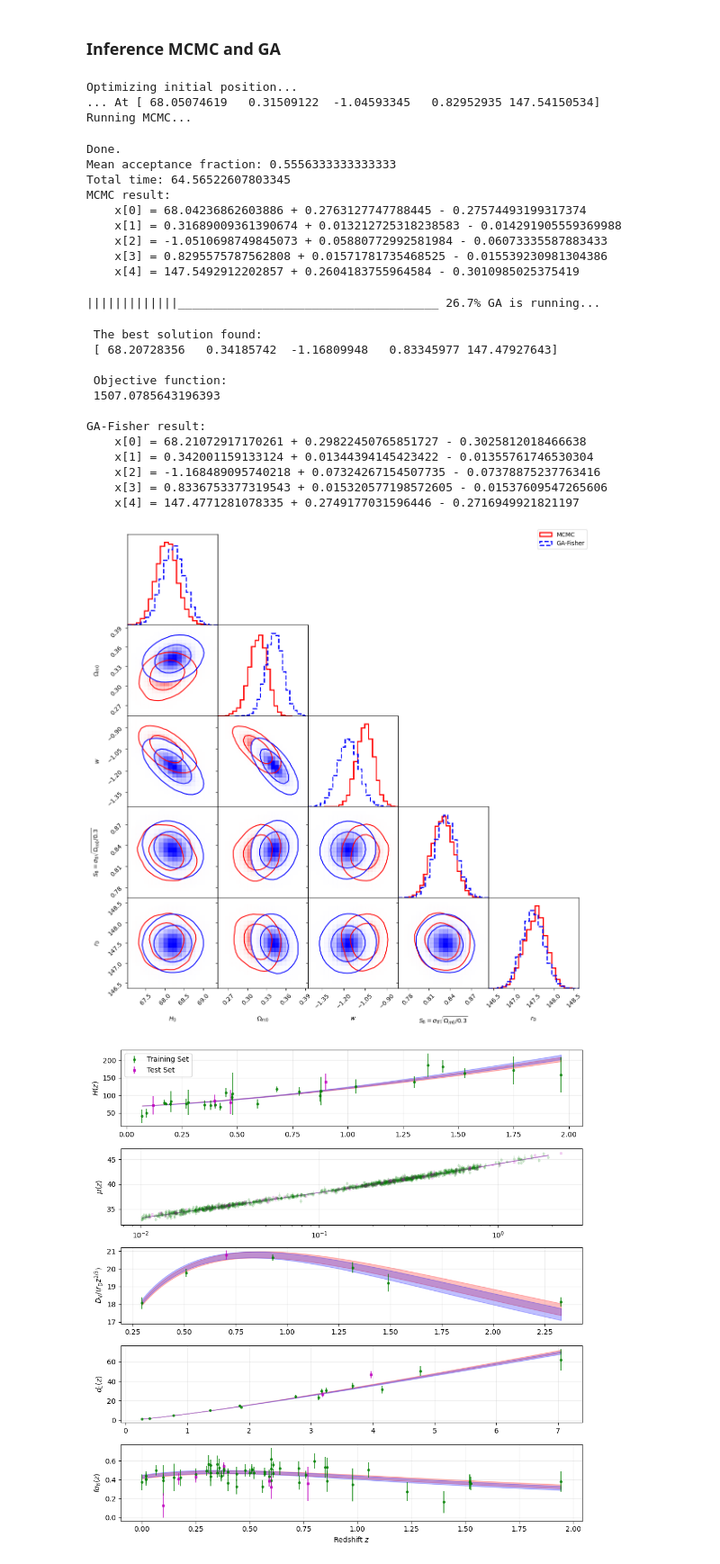
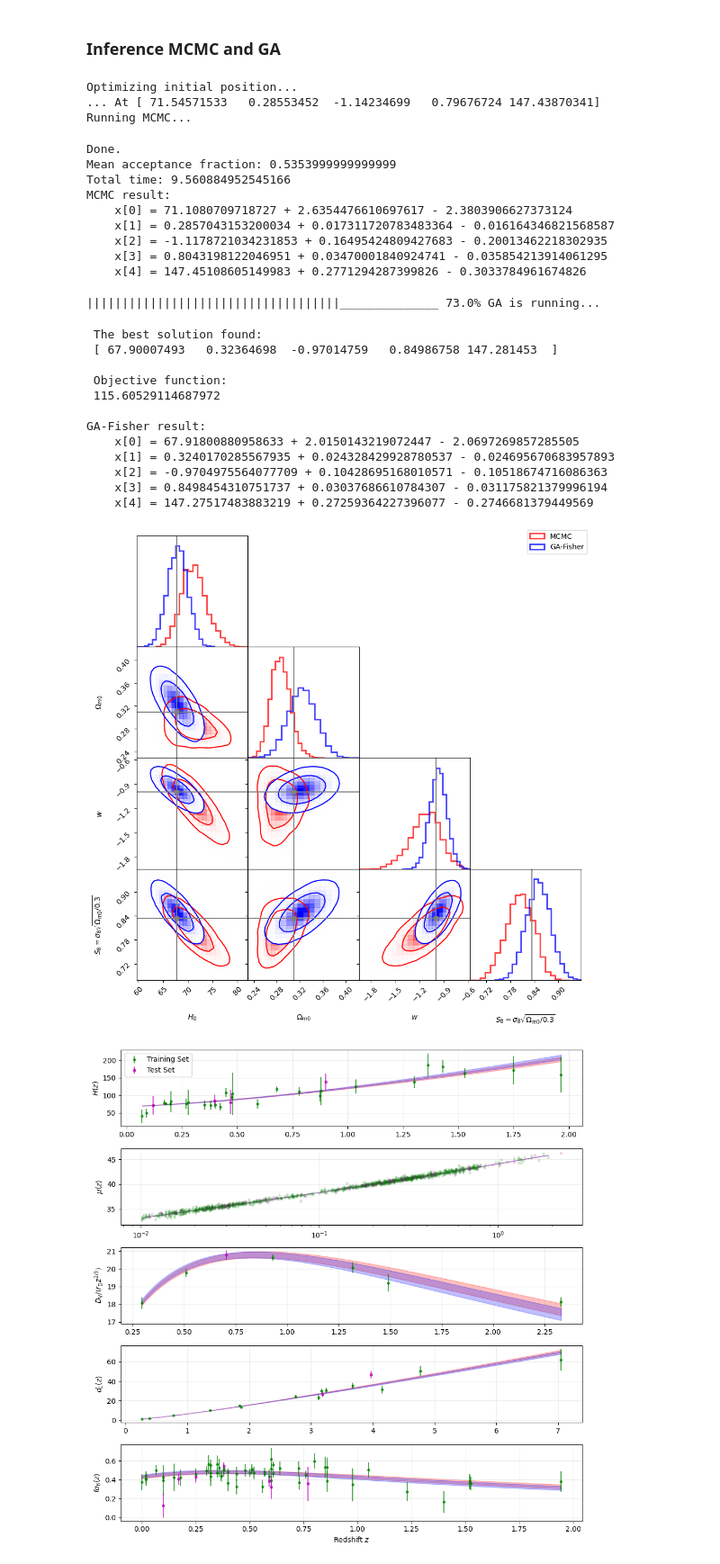
Before and after one commit to reggiebernardo/cosmo_learn, a Jupyter notebook: cosmo_tutorial.ipynb, the cells around one changed output. Shown at 90% size. Saved outputs shown, nothing was run; the diff lists cells and outputs as text; code cells hidden in the pictures.

```diff
--- a/cosmo_tutorial.ipynb
+++ b/cosmo_tutorial.ipynb
@@ -321,65 +281,55 @@ rd_fid_prior={'mu': 147.46, 'sigma': 0.28}
 llprob=lambda x: my_cosmo_learn.llprob_wcdm(x, prior_dict=prior_dict, rd_fid_prior=rd_fid_prior)
 
 p0=[70, 0.3, -1, 0.8, 147]
-nwalkers=15; dres=[0.05, 0.005, 0.01, 0.01, 0.005]; nburn=100; nmcmc=2000
+nwalkers=15; dres=[0.05, 0.005, 0.01, 0.01, 0.005]; nburn=100; nmcmc=1000
 mcmc_samples=my_cosmo_learn.get_mcmc_samples(nwalkers, dres, llprob, p0, nburn=nburn, nmcmc=nmcmc)
 # %% [output]
 Optimizing initial position...
-... At [ 68.05074619   0.31509122  -1.04593345   0.82952935 147.54150534]
+... At [ 71.54571533   0.28553452  -1.14234699   0.79676724 147.43870341]
 Running MCMC...
 Done.
-Mean acceptance fraction: 0.5556333333333333
-Total time: 64.56522607803345
+Mean acceptance fraction: 0.5353999999999999
+Total time: 9.560884952545166
 MCMC result:
-    x[0] = 68.04236862603886 + 0.2763127747788445 - 0.27574493199317374
-    x[1] = 0.31689009361390674 + 0.013212725318238583 - 0.014291905559369988
-    x[2] = -1.0510698749845073 + 0.05880772992581984 - 0.06073335587883433
-    x[3] = 0.8295575787562808 + 0.01571781735468525 - 0.015539230981304386
-    x[4] = 147.5492912202857 + 0.2604183755964584 - 0.3010985025375419
+    x[0] = 71.1080709718727 + 2.6354476610697617 - 2.3803906627373124
+    x[1] = 0.2857043153200034 + 0.017311720783483364 - 0.016164346821568587
+    x[2] = -1.1178721034231853 + 0.16495424809427683 - 0.20013462218302935
+    x[3] = 0.8043198122046951 + 0.03470001840924741 - 0.035854213914061295
+    x[4] = 147.45108605149983 + 0.2771294287399826 - 0.3033784961674826
 # %%
+fitness_func=lambda x: -2*llprob(x)
 prior_ga=[[prior_dict['H0_min'], prior_dict['H0_max']], [prior_dict['Om0_min'], prior_dict['Om0_max']], \
           [prior_dict['w0_min'], prior_dict['w0_max']], [prior_dict['s8_min'], prior_dict['s8_max']], \
           [rd_fid_prior['mu']-20*rd_fid_prior['sigma'], rd_fid_prior['mu']+20*rd_fid_prior['sigma']]]
-fitness_func=lambda x: -2*my_cosmo_learn.llprob_wcdm(x, prior_dict=prior_dict, rd_fid_prior=rd_fid_prior)
 
-ga_params={'max_num_iteration': 1000, 'population_size': 50, 'mutation_probability': 0.3, \
-           'elit_ratio': 0.01, 'crossover_probability': 0.5, 'parents_portion': 0.3, \
-           'crossover_type':'uniform', 'max_iteration_without_improv': None}
-gaFisher_samples=my_cosmo_learn.get_gaFisher_samples(fitness_func, prior_ga, ga_params=ga_params, \
+my_cosmo_learn.ga_params['max_num_iteration']=300
+my_cosmo_learn.ga_params['population_size']=50
+gaFisher_samples=my_cosmo_learn.get_gaFisher_samples(fitness_func, prior_ga, \
                                                      llprob=llprob, nsamples=(nmcmc-nburn)*nwalkers)
 # %% [output]
-|||||||||||||_____________________________________ 26.7% GA is running...
+||||||||||||||||||||||||||||||||||||______________ 73.0% GA is running...
  The best solution found:
- [ 68.20728356   0.34185742  -1.16809948   0.83345977 147.47927643]
+ [ 67.90007493   0.32364698  -0.97014759   0.84986758 147.281453  ]
 
  Objective function:
- 1507.0785643196393
+ 115.60529114687972
 
 GA-Fisher result:
-    x[0] = 68.21072917170261 + 0.29822450765851727 - 0.3025812018466638
-    x[1] = 0.342001159133124 + 0.01344394145423422 - 0.01355761746530304
-    x[2] = -1.168489095740218 + 0.07324267154507735 - 0.07378875237763416
-    x[3] = 0.8336753377319543 + 0.015320577198572605 - 0.01537609547265606
-    x[4] = 147.4771281078335 + 0.2749177031596446 - 0.2716949921821197
+    x[0] = 67.91800880958633 + 2.0150143219072447 - 2.0697269857285505
+    x[1] = 0.3240170285567935 + 0.024328429928780537 - 0.024695670683957893
+    x[2] = -0.9704975564077709 + 0.10428695168010571 - 0.10518674716086363
+    x[3] = 0.8498454310751737 + 0.03037686610784307 - 0.031175821379996194
+    x[4] = 147.27517483883219 + 0.27259364227396077 - 0.2746681379449569
-# %%
-labels = [r'$H_0$', r'$\Omega_{m0}$', r'$w$', r'$S_8=\sigma_8 \sqrt{\Omega_{m0}/0.3}$']
-params_true = [67.74, 0.3095, -0.997, 0.834]
-# params_true = [70, 0.3, -1, 0.8]
-
-# corner_plot = add_corner(mcmc_samples[:,:4], labels, color='red', ls='-')
-# add_corner(gaFisher_samples[:,:4], labels, fig=corner_plot, color='blue', ls='--', \
-#            add_truth=params_true, truth_color='gray')
-
-corner_plot = add_corner(mcmc_samples, labels+[r'$r_{\rm D}$'], color='red', ls='-')
-add_corner(gaFisher_samples, labels+[r'$r_{\rm D}$'], fig=corner_plot, color='blue', ls='--')
-
-legend_labels = ['MCMC', 'GA-Fisher']
-corner_plot.legend(legend_labels, loc='upper right')
-corner_plot.tight_layout(); corner_plot.subplots_adjust(hspace=0, wspace=0)
-# corner_plot.savefig('figs/corner_name.pdf', bbox_inches='tight')
-plt.show()
-# %% [output]
-[figure, removed]
+# %%
+corner_plot = my_cosmo_learn.show_param_posterior(method='MCMC')
+my_cosmo_learn.show_param_posterior(method='GAFisher', fig=corner_plot, color='blue', show_truth=True)
+
+legend_labels = ['MCMC', 'GA-Fisher']
+corner_plot.legend(legend_labels, loc='upper right')
+corner_plot.tight_layout(); corner_plot.subplots_adjust(hspace=0, wspace=0)
+plt.show()
+# %% [output]
+[figure, added]
 # %%
 fig, ax=my_cosmo_learn.show_mocks(show_input=False)
 n_sigma_rec=2
```
Also changed, not shown: parts of 6 cells of this notebook, 1 other file.
